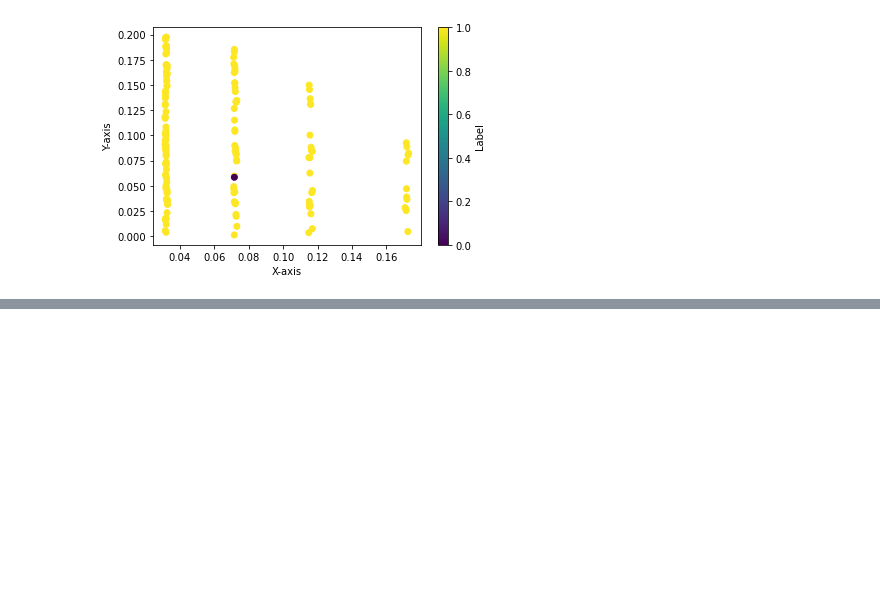
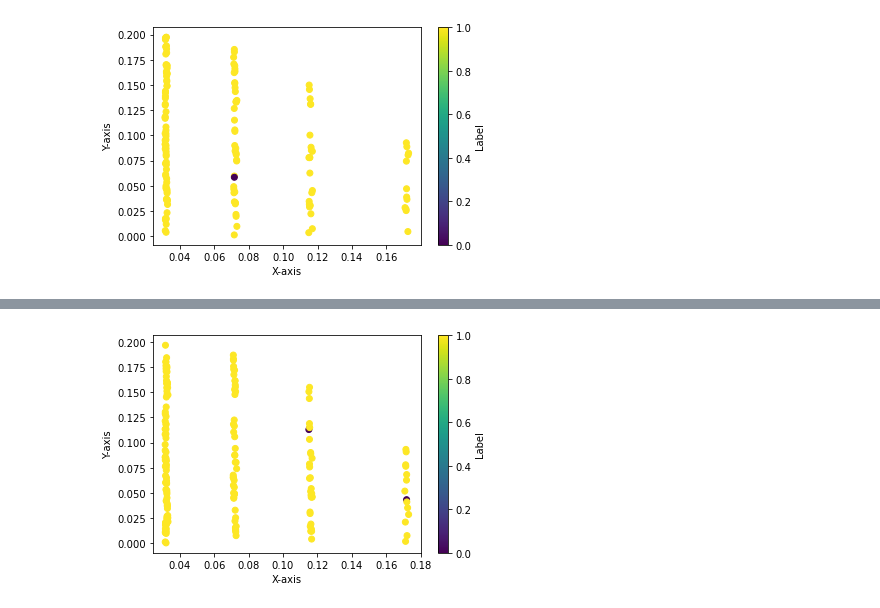
Before and after one commit to jihwanoh123/particle_trajectory, a Jupyter notebook: util_.ipynb, the cells around one changed output, grey strips where cells are left out. Cells and saved outputs as stored; diff of their text form; code cells hidden in the pictures; blank space fills up the shorter version.

```diff
--- a/util_.ipynb
+++ b/util_.ipynb
@@ -174,0 +208,5 @@ plot2d(X_color_red,'color')
+# %%
+#Reduced 2d graphic for event000001006_g000.npz
+plot2d(X_color_red,'color')
+# %% [output]
+[figure, added]
```
Also changed, not shown: parts of 16 cells of this notebook.
